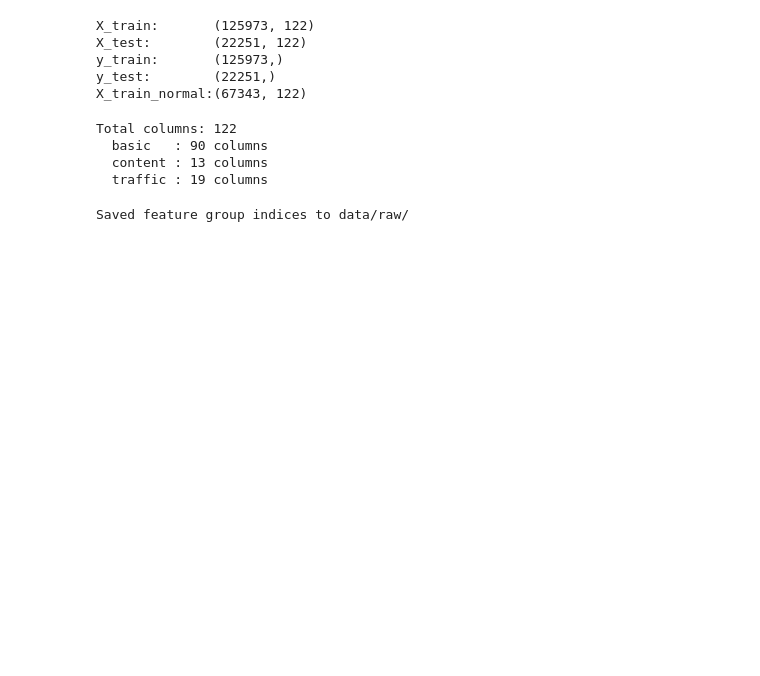
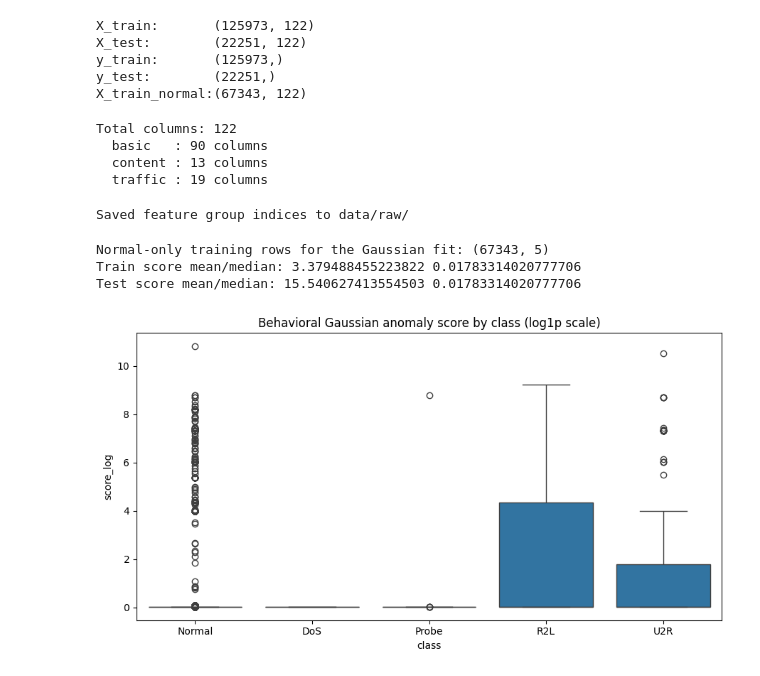
Before and after one commit to PrashantMeena001/Intrusion-Detection-System-, a Jupyter notebook: notebooks/preprocessing.ipynb, the cells around one changed output. Cells and saved outputs as stored; diff of their text form; code cells hidden in the pictures; blank space fills up the shorter version.

```diff
--- a/notebooks/preprocessing.ipynb
+++ b/notebooks/preprocessing.ipynb
@@ -212,3 +212,74 @@ np.save('../data/processed/basic_idx.npy', basic_idx)
 print("Saved feature group indices to data/raw/")
 # %% [output]
 Saved feature group indices to data/raw/
+# %%
+import matplotlib.pyplot as plt
+import seaborn as sns
+
+behavioral_cols = ["num_failed_logins", "num_root", "num_shells",
+                    "is_guest_login", "num_access_files"]
+
+X_train_behav = df_train[behavioral_cols].values.astype(float)
+X_test_behav  = df_test [behavioral_cols].values.astype(float)
+X_train_behav_normal = X_train_behav[y_train == 0]
+print("Normal-only training rows for the Gaussian fit:", X_train_behav_normal.shape)
+
+# Diagonal-covariance Gaussian fit on Normal-only rows.
+# Diagonal, not full covariance: is_guest_login is near-binary and
+# num_shells/num_root are near-zero for almost all non-U2R traffic —
+# full covariance risks near-singularity here.
+mu  = X_train_behav_normal.mean(axis=0)
+var = np.maximum(X_train_behav_normal.var(axis=0), 1e-8)
+
+def gaussian_anomaly_score(X, mu, var):
+    z = (X - mu) / np.sqrt(var)
+    return np.sum(z ** 2, axis=1)
+
+score_train = gaussian_anomaly_score(X_train_behav, mu, var)
+score_test  = gaussian_anomaly_score(X_test_behav, mu, var)
+print("Train score mean/median:", score_train.mean(), np.median(score_train))
+print("Test score mean/median:", score_test.mean(), np.median(score_test))
+
+# --- Gate check 1: boxplot by class, log scale (mirrors notebook 03 Cell 8) ---
+label_names = {0: "Normal", 1: "DoS", 2: "Probe", 3: "R2L", 4: "U2R"}
+plot_df = pd.DataFrame({
+    "score": np.concatenate([score_train, score_test]),
+    "label": np.concatenate([y_train, y_test]),
+})
+plot_df["class"] = plot_df["label"].map(label_names)
+plot_df["score_log"] = np.log1p(plot_df["score"])
+
+plt.figure(figsize=(9, 5))
+sns.boxplot(data=plot_df, x="class", y="score_log",
+            order=["Normal", "DoS", "Probe", "R2L", "U2R"])
+plt.title("Behavioral Gaussian anomaly score by class (log1p scale)")
+plt.tight_layout()
+plt.savefig("../reports/behavioral_gaussian_score_by_class.png", dpi=150, bbox_inches="tight")
+plt.show()
+
+for cls_id, cls_name in label_names.items():
+    subset = plot_df[plot_df["label"] == cls_id]["score"]
+    print(f"{cls_name:8s} n={len(subset):6d} median={subset.median():.3f} "
+          f"mean={subset.mean():.3f} p90={subset.quantile(0.9):.3f}")
+
+# --- Gate check 2: threshold precision table ---
+thresholds = [1, 5, 10, 50, 100, 400, 1000]
+print(f"{'threshold':>10s}", *[f"{cn:>8s}" for cn in label_names.values()])
+for t in thresholds:
+    row = []
+    for cls_id in label_names:
+        subset = plot_df[plot_df["label"] == cls_id]["score"]
+        pct_above = (subset > t).mean() * 100
+        row.append(f"{pct_above:7.2f}%")
+    print(f"{t:>10}", *row)
+
+# --- Save to the new preprocessed-artifacts folder ---
+os.makedirs("../data/preprocessed", exist_ok=True)
+np.save("../data/preprocessed/behavioral_gaussian_score_train.npy", score_train)
+np.save("../data/preprocessed/behavioral_gaussian_score_test.npy", score_test)
+print("Saved behavioral Gaussian score arrays to ../data/preprocessed/")
+# %% [output]
+Normal-only training rows for the Gaussian fit: (67343, 5)
+Train score mean/median: 3.379488455223822 0.01783314020777706
+Test score mean/median: 15.540627413554503 0.01783314020777706
+[figure, added]
```
Also changed, not shown: parts of 1 cell of this notebook, 3 other files.
